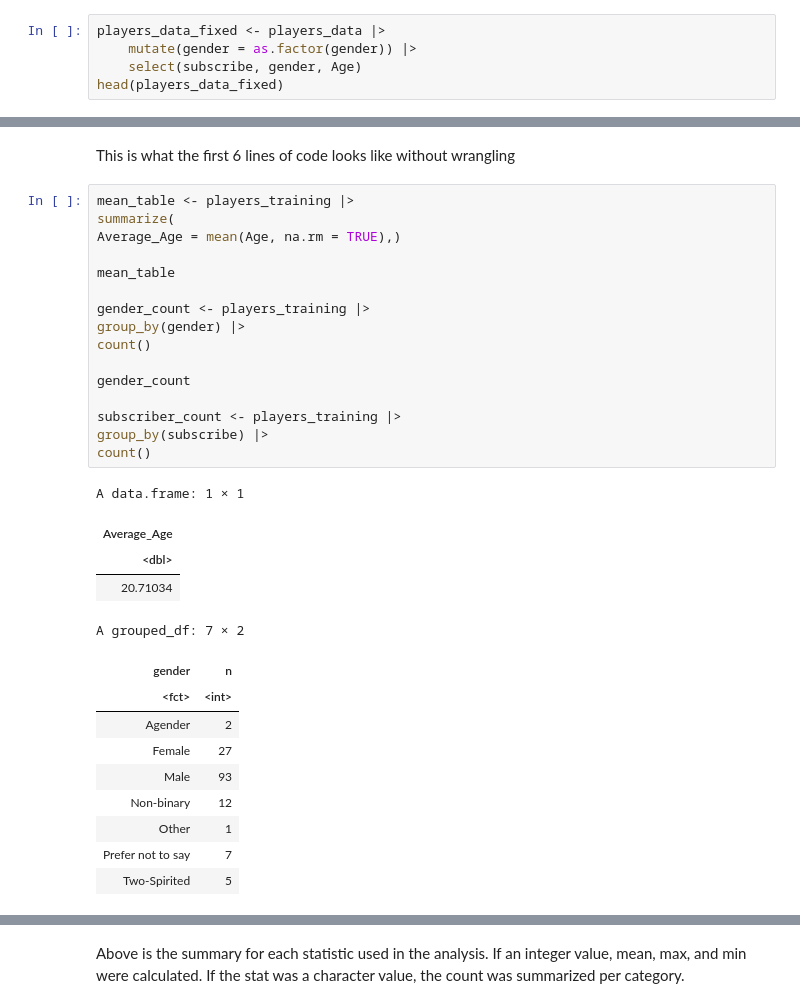
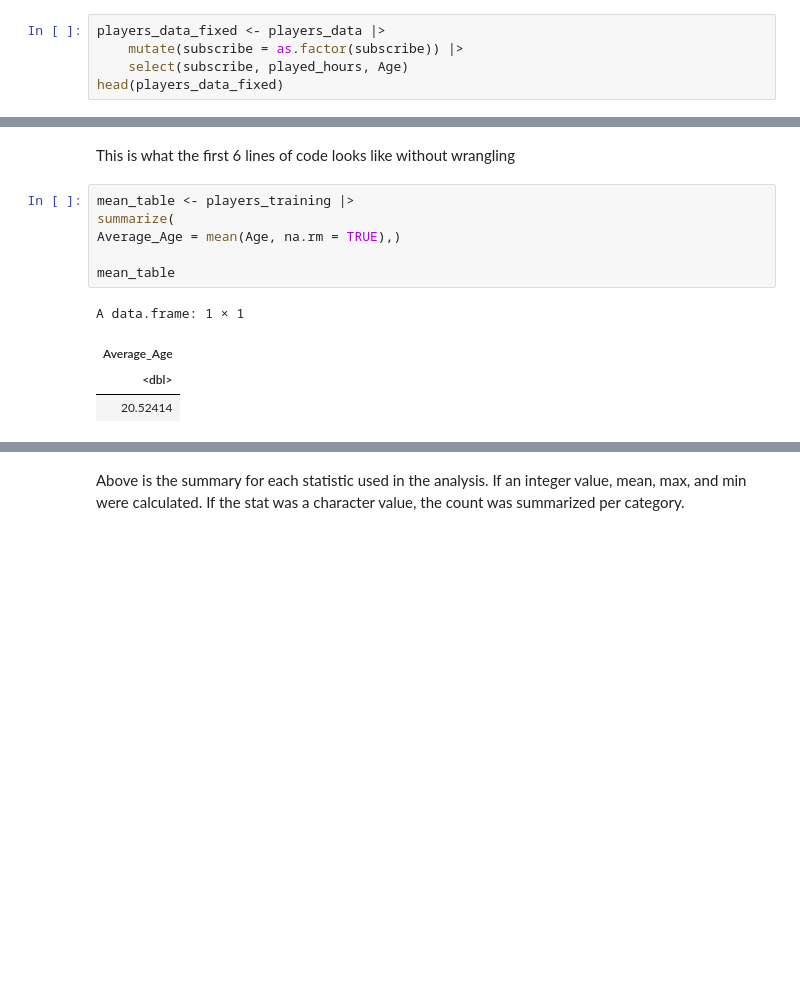
Before and after one commit to IFQXK/DSCI-100-project-group-19, a Jupyter notebook: Group Project.ipynb, the cells around one changed output, grey strips where cells are left out. Drawn from its saved outputs; the diff is of its cells as text; blank space fills up the shorter version.

```diff
--- a/Group Project.ipynb
+++ b/Group Project.ipynb
@@ -103,8 +103,8 @@ A data.frame: 6 × 7
 | 6 | Amateur | TRUE | f58aad5996a435f16b0284a3b267f973f... | 0.0 | Adrian | Female | 17 |
 # %%
 players_data_fixed <- players_data |>
-    mutate(gender = as.factor(gender)) |>
-    select(subscribe, gender, Age)
+    mutate(subscribe = as.factor(subscribe)) |>
+    select(subscribe, played_hours, Age)
 head(players_data_fixed)
 # %% [output]
 A data.frame: 6 × 3
@@ -125,34 +125,14 @@ This is what the first 6 lines of code looks like without wrangling
 # %%
 mean_table <- players_training |>
 summarize(
 Average_Age = mean(Age, na.rm = TRUE),)
 
 mean_table
-
-gender_count <- players_training |>
-group_by(gender) |>
-count()
-
-gender_count
-
-subscriber_count <- players_training |>
-group_by(subscribe) |>
-count()
 # %% [output]
 A data.frame: 1 × 1
 | Average_Age |
 | <dbl> |
-| 20.71034 |
+| 20.52414 |
-A grouped_df: 7 × 2
-| gender | n |
-| <fct> | <int> |
-| Agender | 2 |
-| Female | 27 |
-| Male | 93 |
-| Non-binary | 12 |
-| Other | 1 |
-| Prefer not to say | 7 |
-| Two-Spirited | 5 |
 # %% [markdown]
 ## Statistics Summary of Variables used in Specific Question
 
```
Also changed, not shown: parts of 7 cells of this notebook.
